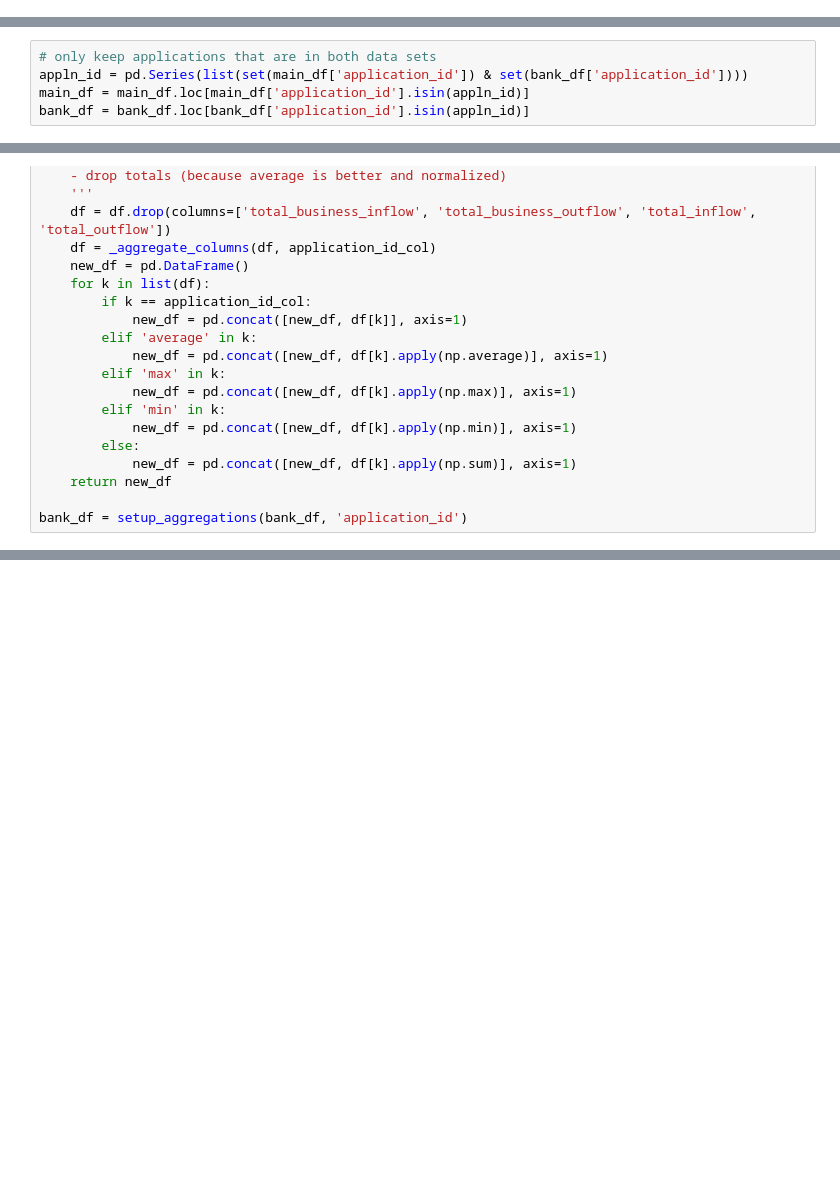
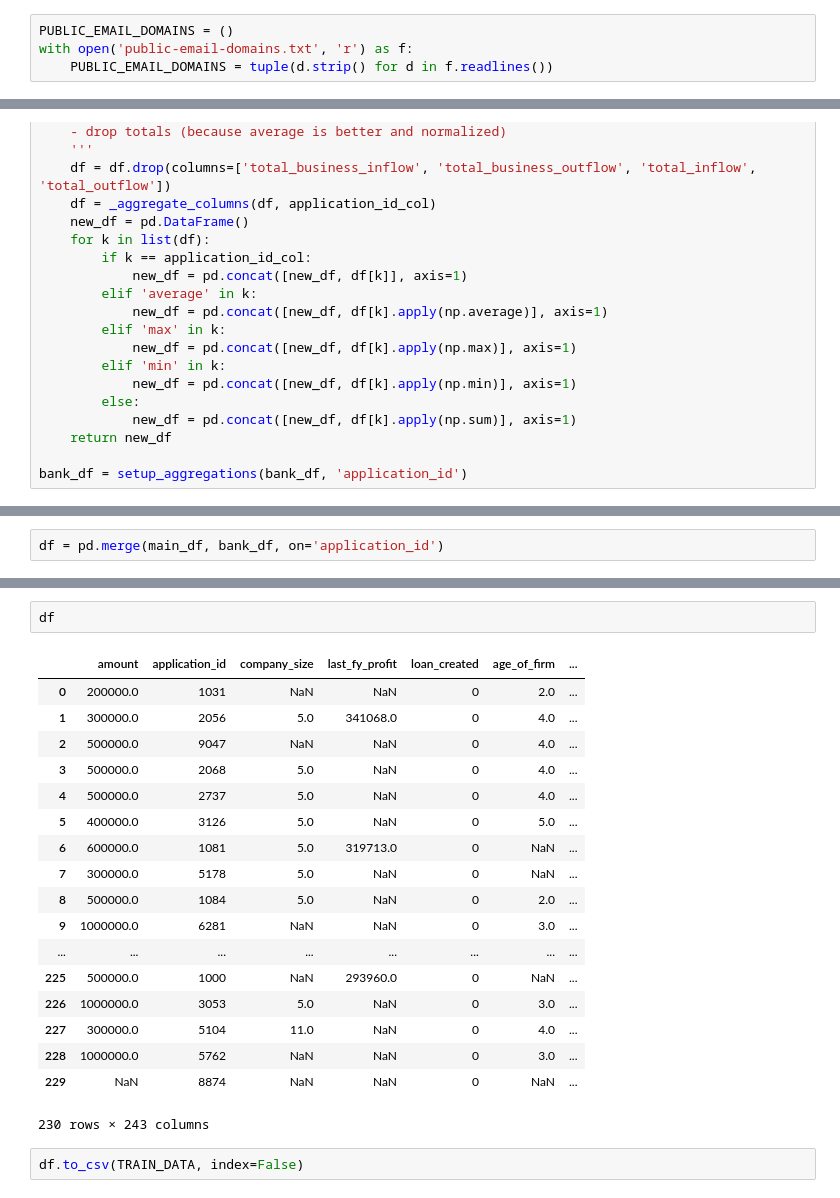
Before and after one commit to sahilgandhi94/predictive-lead-scoring, a Jupyter notebook: Data Cleanup.ipynb, the cells around one changed output, grey strips where cells are left out. Saved outputs shown, nothing was run; the diff lists cells and outputs as text; blank space fills up the shorter version.

```diff
--- a/Data Cleanup.ipynb
+++ b/Data Cleanup.ipynb
@@ -8,3 +11,7 @@ DUMMY_MAIN_DATA = DUMMY_DATA_PATH+'data.csv'
+# %%
+PUBLIC_EMAIL_DOMAINS = ()
+with open('public-email-domains.txt', 'r') as f:
+    PUBLIC_EMAIL_DOMAINS = tuple(d.strip() for d in f.readlines())
 # %%
 main_df = pd.read_csv(DUMMY_MAIN_DATA)
 bank_df = pd.read_csv(DUMMY_BANK_DATA)
@@ -95,5 +141,0 @@ main_df['year_of_incorporation'].sort_values().value_counts()
-# %%
-# only keep applications that are in both data sets
-appln_id = pd.Series(list(set(main_df['application_id']) & set(bank_df['application_id'])))
-main_df = main_df.loc[main_df['application_id'].isin(appln_id)]
-bank_df = bank_df.loc[bank_df['application_id'].isin(appln_id)]
@@ -141,0 +186,2 @@ bank_df = setup_aggregations(bank_df, 'application_id')
+# %%
+df = pd.merge(main_df, bank_df, on='application_id')
@@ -143,0 +250,23 @@ bank_df.head()
+# %%
+df
+# %% [output]
+|  | amount | application_id | company_size | last_fy_profit | loan_created | age_of_firm | ... |
+| 0 | 200000.0 | 1031 | NaN | NaN | 0 | 2.0 | ... |
+| 1 | 300000.0 | 2056 | 5.0 | 341068.0 | 0 | 4.0 | ... |
+| 2 | 500000.0 | 9047 | NaN | NaN | 0 | 4.0 | ... |
+| 3 | 500000.0 | 2068 | 5.0 | NaN | 0 | 4.0 | ... |
+| 4 | 500000.0 | 2737 | 5.0 | NaN | 0 | 4.0 | ... |
+| 5 | 400000.0 | 3126 | 5.0 | NaN | 0 | 5.0 | ... |
+| 6 | 600000.0 | 1081 | 5.0 | 319713.0 | 0 | NaN | ... |
+| 7 | 300000.0 | 5178 | 5.0 | NaN | 0 | NaN | ... |
+| 8 | 500000.0 | 1084 | 5.0 | NaN | 0 | 2.0 | ... |
+| 9 | 1000000.0 | 6281 | NaN | NaN | 0 | 3.0 | ... |
+| ... | ... | ... | ... | ... | ... | ... | ... |
+| 225 | 500000.0 | 1000 | NaN | 293960.0 | 0 | NaN | ... |
+| 226 | 1000000.0 | 3053 | 5.0 | NaN | 0 | 3.0 | ... |
+| 227 | 300000.0 | 5104 | 11.0 | NaN | 0 | 4.0 | ... |
+| 228 | 1000000.0 | 5762 | NaN | NaN | 0 | 3.0 | ... |
+| 229 | NaN | 8874 | NaN | NaN | 0 | NaN | ... |
+230 rows × 243 columns
+# %%
+df.to_csv(TRAIN_DATA, index=False)
```
Also changed, not shown: parts of 12 cells of this notebook.
